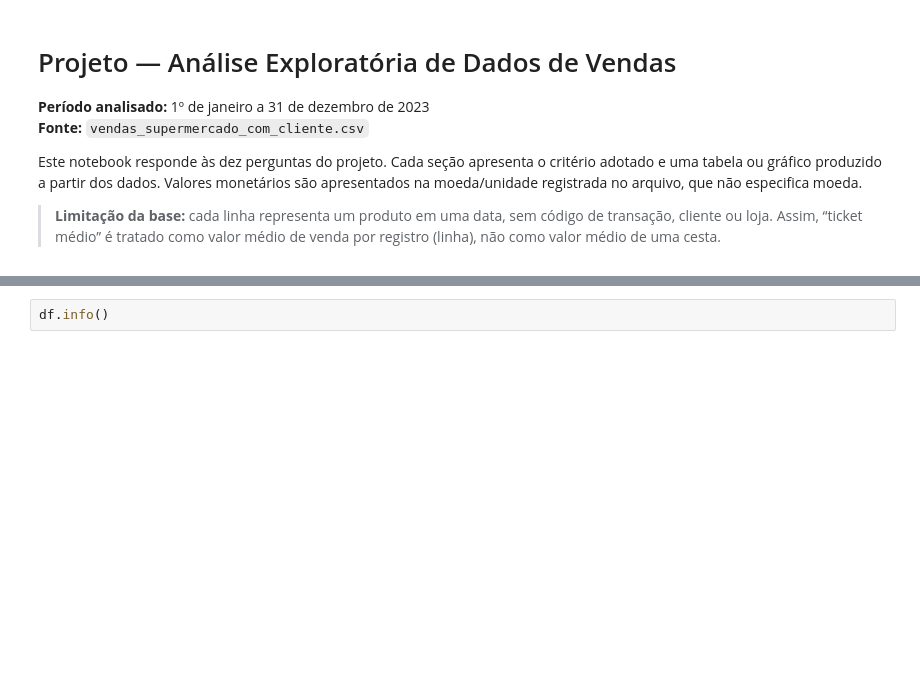
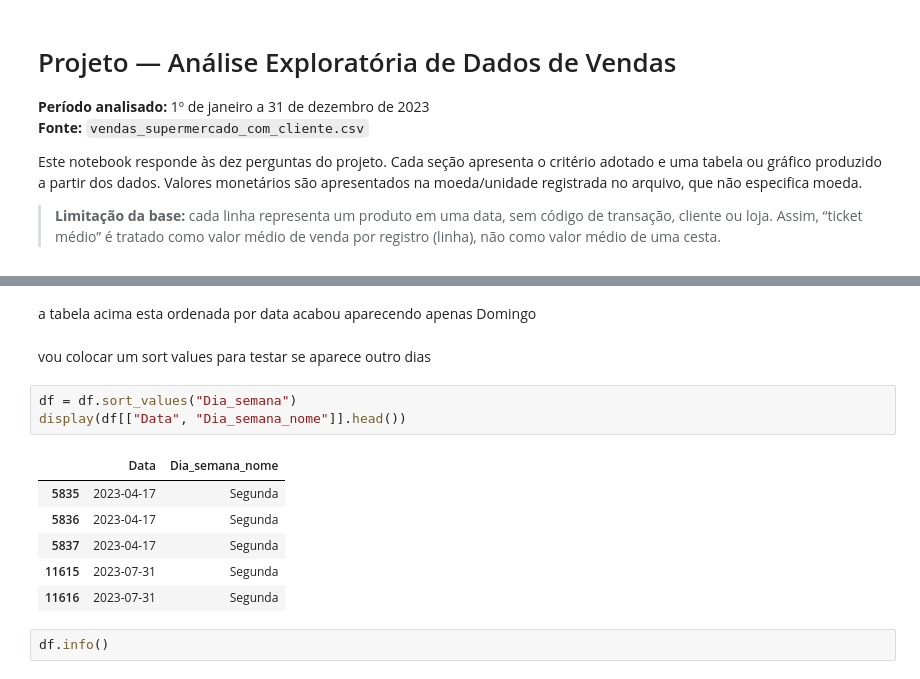
Before and after one commit to fabiojangelni/projeto_analise_exploratoria, a Jupyter notebook: analise_exploratoria_vendas_projeto.ipynb, the cells around one changed output, grey strips where cells are left out. Drawn from its saved outputs; the diff is of its cells as text; blank space fills up the shorter version.

```diff
--- a/analise_exploratoria_vendas_projeto.ipynb
+++ b/analise_exploratoria_vendas_projeto.ipynb
@@ -47,6 +47,20 @@ Período: 2023-01-01 a 2023-12-31 | Valores ausentes: 0
 | 20072 | 2023-12-31 | Manteiga | Laticínios e Ovos | 41.34 | 11 | 0.15 | 386.5290 | 43 | 3509.65 | 12 | ... |
 | 20073 | 2023-12-31 | Refrigerantes | Bebidas | 18.46 | 5 | 0.18 | 75.6860 | 65 | 4584.71 | 12 | ... |
 | 20074 | 2023-12-31 | Produtos descartáveis (pratos, co... | Utilidades Domésticas | 32.06 | 6 | 0.11 | 171.2004 | 59 | 3303.47 | 12 | ... |
+# %% [markdown]
+a tabela acima esta ordenada por data acabou aparecendo apenas Domingo
+# %% [markdown]
+vou colocar um sort values para testar se aparece outro dias
+# %%
+df = df.sort_values("Dia_semana")
+display(df[["Data", "Dia_semana_nome"]].head())
+# %% [output]
+|  | Data | Dia_semana_nome |
+| 5835 | 2023-04-17 | Segunda |
+| 5836 | 2023-04-17 | Segunda |
+| 5837 | 2023-04-17 | Segunda |
+| 11615 | 2023-07-31 | Segunda |
+| 11616 | 2023-07-31 | Segunda |
 # %%
 df.info()
 # %% [output]
```
Also changed, not shown: parts of 7 cells of this notebook.
